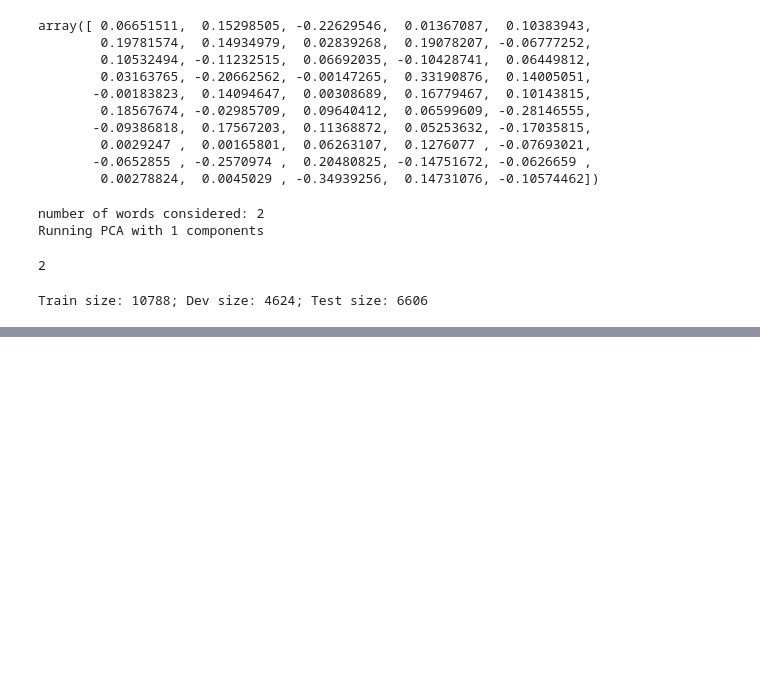
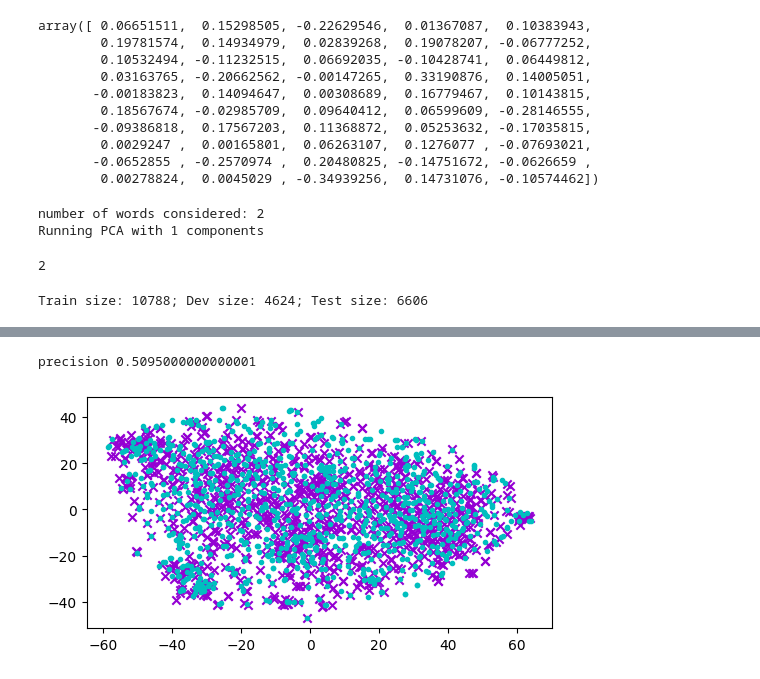
Before and after one commit to aduarte56/MT_DebiasingAlgorithms, a Jupyter notebook: RunningNotebook.ipynb, the cells around one changed output, grey strips where cells are left out. Saved outputs shown, nothing was run; the diff lists cells and outputs as text; code cells hidden in the pictures; blank space fills up the shorter version.

```diff
--- a/RunningNotebook.ipynb
+++ b/RunningNotebook.ipynb
@@ -259,0 +318,4 @@ P, rowspace_projs, Ws = get_debiasing_projection(gender_clf, params, n, 50, min_
+# %%
+cluster_and_visualize(male_words + female_words, extract_vectors(male_words + female_words, debiased_vectors, debiased_word2idx),
+                      'Debiased_GloVe', y_true)
+# %% [output]
@@ -259,0 +323,2 @@ P, rowspace_projs, Ws = get_debiasing_projection(gender_clf, params, n, 50, min_
+precision 0.5095000000000001
+[figure, added]
```
Also changed, not shown: parts of 18 cells of this notebook, 4 other files.
